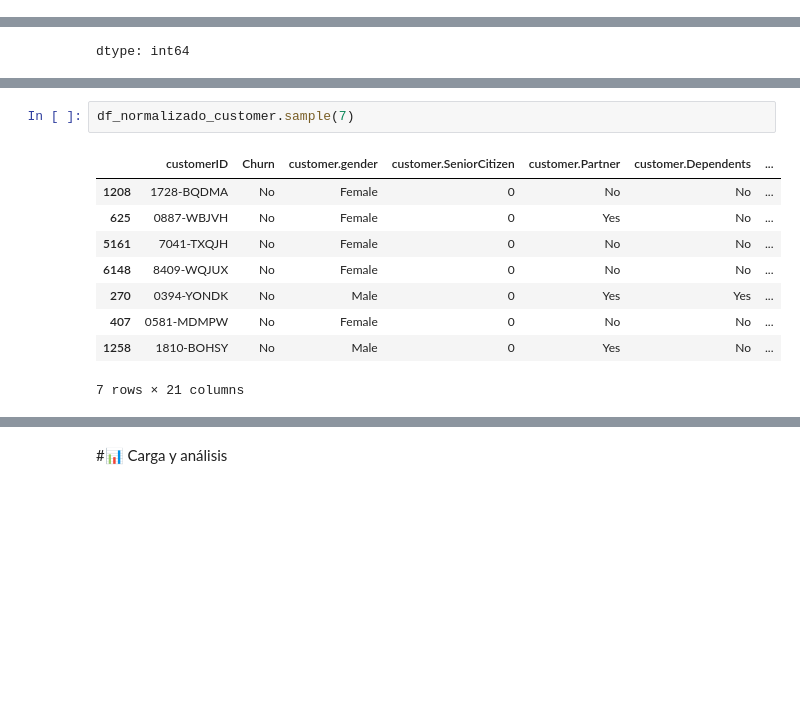
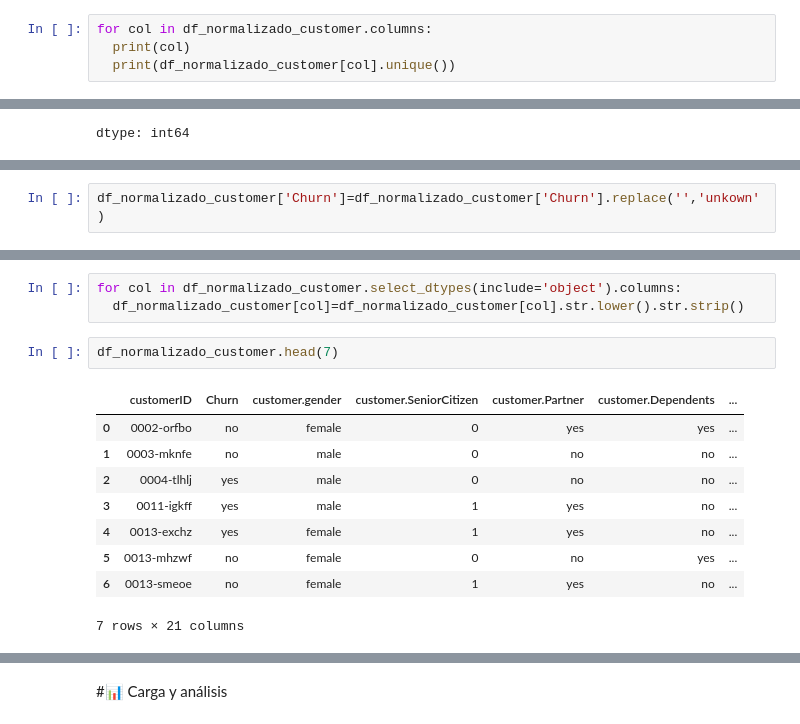
Before and after one commit to Kevincancino26/Challenge-Telecom-X-an-lisis-de-evacion-de-clientes, a Jupyter notebook: TelecomX_LATAM.ipynb, the cells around one changed output, grey strips where cells are left out. Drawn from its saved outputs; the diff is of its cells as text; blank space fills up the shorter version.

```diff
--- a/TelecomX_LATAM.ipynb
+++ b/TelecomX_LATAM.ipynb
@@ -142,3 +143,7 @@ Data columns (total 21 columns):
  20  account.Charges.Total      7267 non-null   float64
 dtypes: float64(2), int64(2), object(17)
 memory usage: 1.2+ MB
+# %%
+for col in df_normalizado_customer.columns:
+  print(col)
+  print(df_normalizado_customer[col].unique())
@@ -186,0 +235,2 @@ dtype: int64
+# %%
+df_normalizado_customer['Churn']=df_normalizado_customer['Churn'].replace('','unkown')
@@ -187,12 +262,15 @@ dtype: int64
+# %%
+for col in df_normalizado_customer.select_dtypes(include='object').columns:
+  df_normalizado_customer[col]=df_normalizado_customer[col].str.lower().str.strip()
 # %%
-df_normalizado_customer.sample(7)
+df_normalizado_customer.head(7)
 # %% [output]
 |  | customerID | Churn | customer.gender | customer.SeniorCitizen | customer.Partner | customer.Dependents | ... |
-| 1208 | 1728-BQDMA | No | Female | 0 | No | No | ... |
-| 625 | 0887-WBJVH | No | Female | 0 | Yes | No | ... |
-| 5161 | 7041-TXQJH | No | Female | 0 | No | No | ... |
-| 6148 | 8409-WQJUX | No | Female | 0 | No | No | ... |
-| 270 | 0394-YONDK | No | Male | 0 | Yes | Yes | ... |
-| 407 | 0581-MDMPW | No | Female | 0 | No | No | ... |
-| 1258 | 1810-BOHSY | No | Male | 0 | Yes | No | ... |
+| 0 | 0002-orfbo | no | female | 0 | yes | yes | ... |
+| 1 | 0003-mknfe | no | male | 0 | no | no | ... |
+| 2 | 0004-tlhlj | yes | male | 0 | no | no | ... |
+| 3 | 0011-igkff | yes | male | 1 | yes | no | ... |
+| 4 | 0013-exchz | yes | female | 1 | yes | no | ... |
+| 5 | 0013-mhzwf | no | female | 0 | no | yes | ... |
+| 6 | 0013-smeoe | no | female | 1 | yes | no | ... |
 7 rows × 21 columns
```
Also changed, not shown: parts of 8 cells of this notebook.
